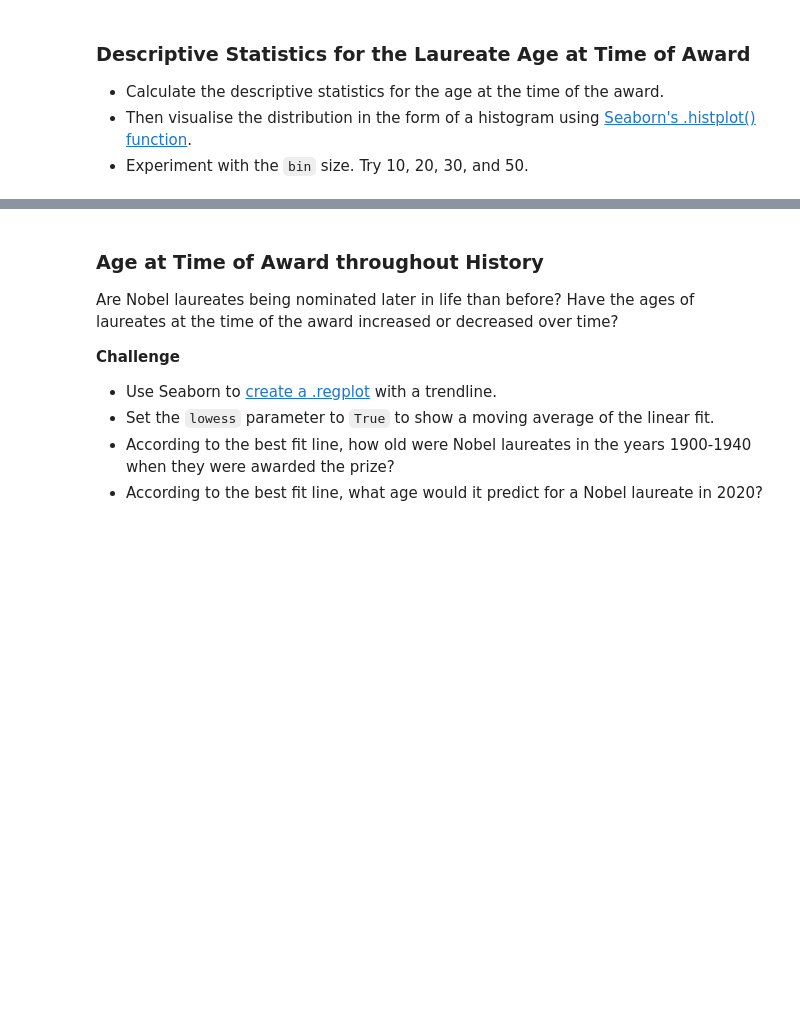
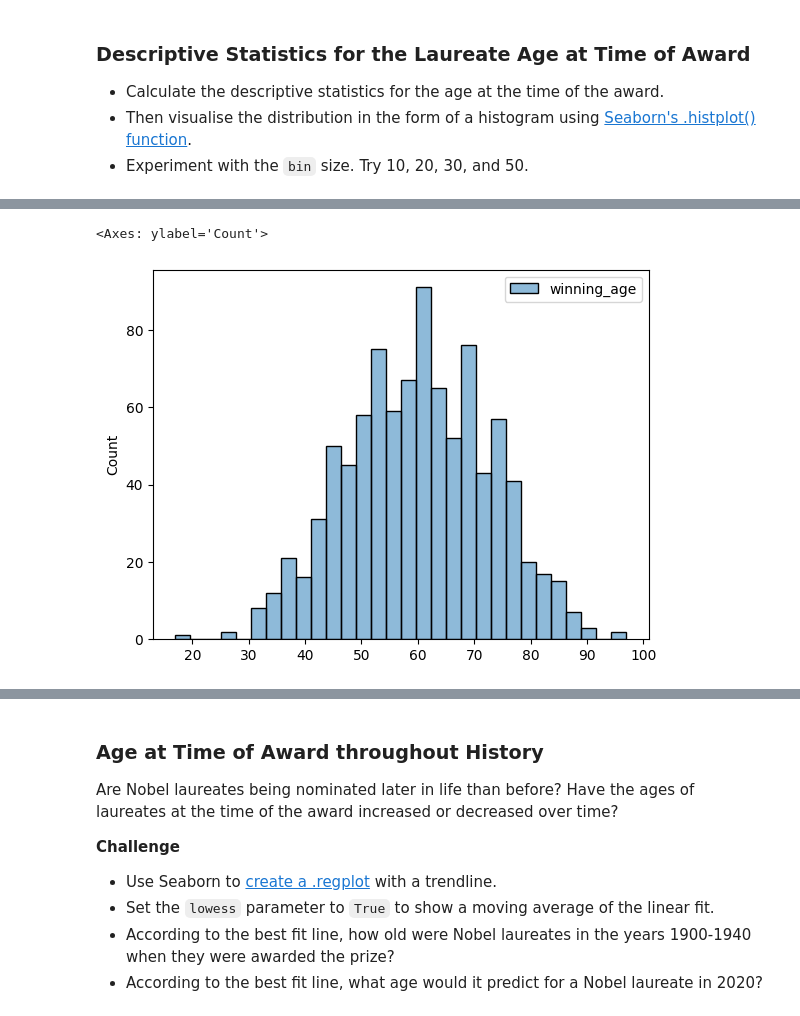
Before and after one commit to nico-Zero/Python, a Jupyter notebook: New_Shit__/Angela_Yu__/Day_79_Nobal_price_Analysis/Nobel_Prize_Analysis_(start).ipynb, the cells around one changed output, grey strips where cells are left out. Saved outputs shown, nothing was run; the diff lists cells and outputs as text; code cells hidden in the pictures; blank space fills up the shorter version.

```diff
--- a/New_Shit__/Angela_Yu__/Day_79_Nobal_price_Analysis/Nobel_Prize_Analysis_(start).ipynb
+++ b/New_Shit__/Angela_Yu__/Day_79_Nobal_price_Analysis/Nobel_Prize_Analysis_(start).ipynb
@@ -536,0 +707,5 @@ How Old Are the Laureates When the Win the Prize?
+# %%
+sns.histplot(data=prize_for,bins=30)
+# %% [output]
+<Axes: ylabel='Count'>
+[figure, added]
```
Also changed, not shown: parts of 19 cells of this notebook, 3 other files.
